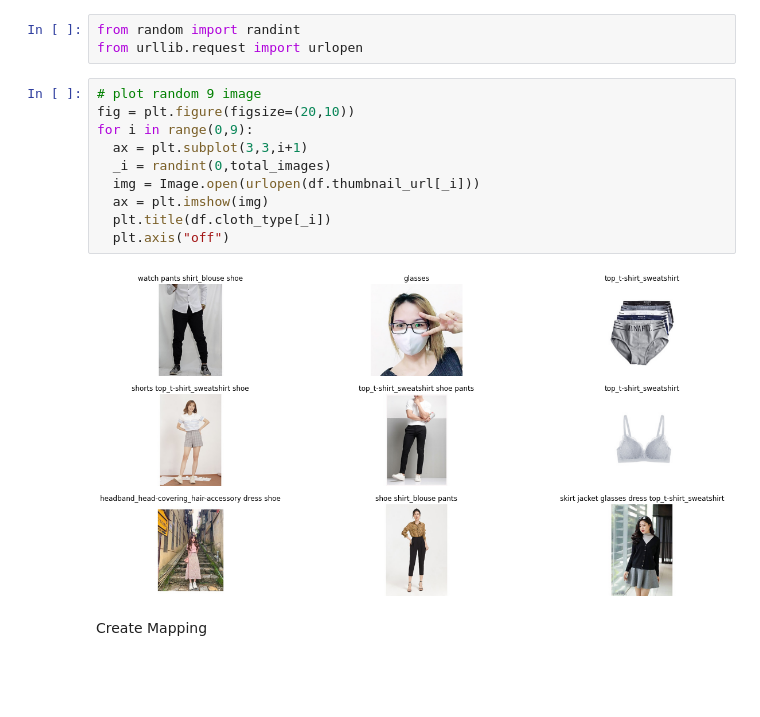
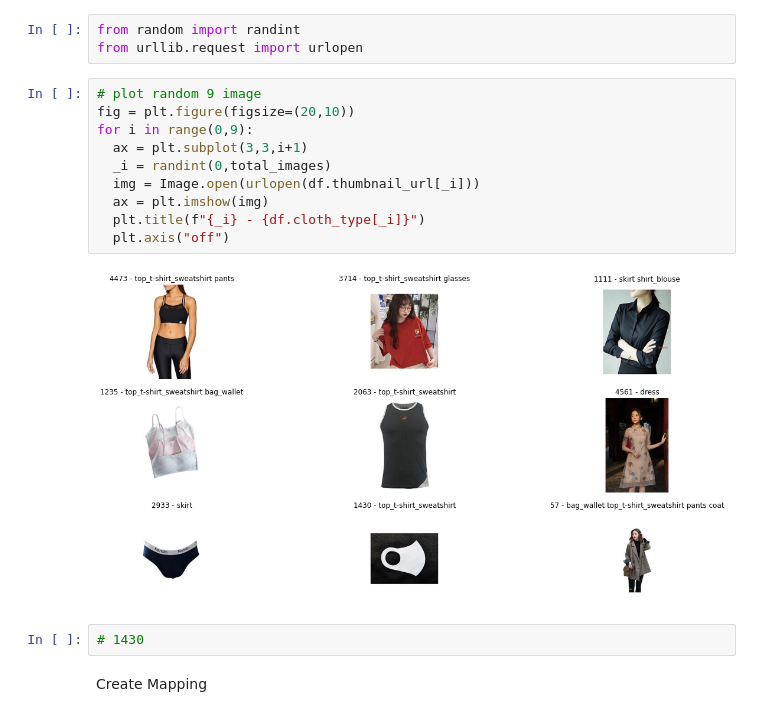
Before and after one commit to truongthuanr/transfer, a Jupyter notebook: 08_SSSMarket_truongthuan_2.ipynb, the cells around one changed output. Drawn from its saved outputs; the diff is of its cells as text; blank space fills up the shorter version.

```diff
--- a/08_SSSMarket_truongthuan_2.ipynb
+++ b/08_SSSMarket_truongthuan_2.ipynb
@@ -57,15 +57,17 @@ from urllib.request import urlopen
 # %%
 # plot random 9 image
 fig = plt.figure(figsize=(20,10))
 for i in range(0,9):
   ax = plt.subplot(3,3,i+1)
   _i = randint(0,total_images)
   img = Image.open(urlopen(df.thumbnail_url[_i]))
   ax = plt.imshow(img)
-  plt.title(df.cloth_type[_i])
+  plt.title(f"{_i} - {df.cloth_type[_i]}")
   plt.axis("off")
 # %% [output]
-[figure, old version]
+[figure, new version]
+# %%
+# 1430
 # %% [markdown]
 Create Mapping
 # %%
```
Also changed, not shown: parts of 23 cells of this notebook.
